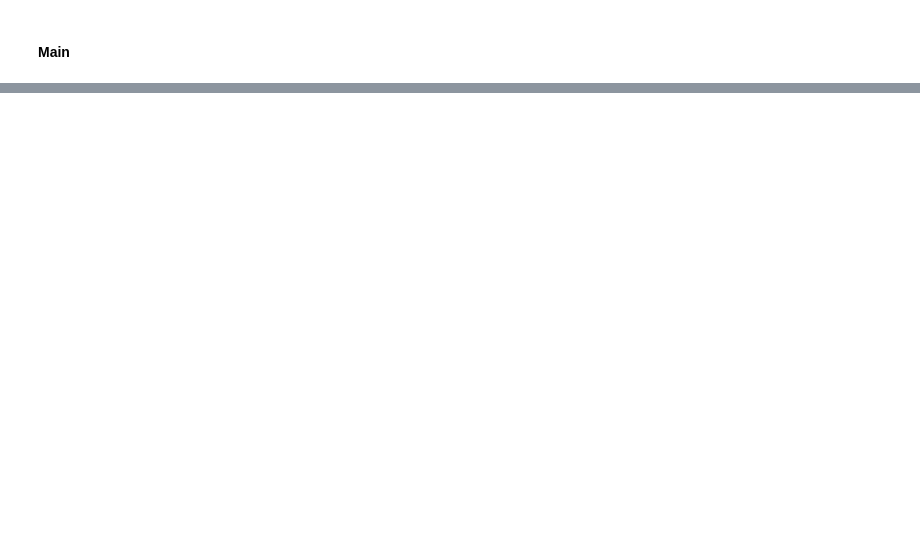
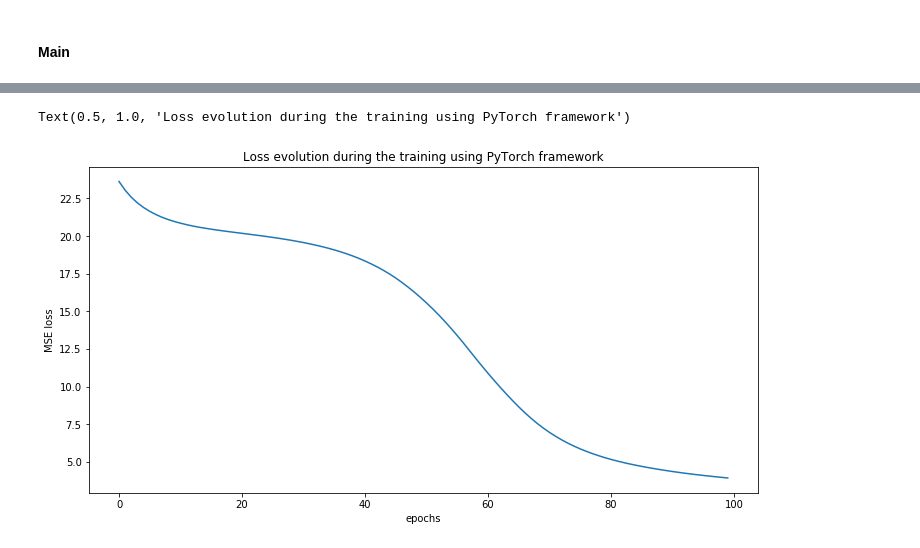
Before and after one commit to michelhugo/DeepLearning, a Jupyter notebook: Project2/models_stats.ipynb, the cells around one changed output, grey strips where cells are left out. Cells and saved outputs as stored; diff of their text form; code cells hidden in the pictures; blank space fills up the shorter version.

```diff
--- a/Project2/models_stats.ipynb
+++ b/Project2/models_stats.ipynb
@@ -184,0 +244,10 @@ IndexError: too many indices for tensor of dimension 1
+# %%
+# 100 epochs
+plt.subplots(figsize=(12, 6))
+plt.plot(losses)
+plt.xlabel('epochs')
+plt.ylabel('MSE loss')
+plt.title('Loss evolution during the training using PyTorch framework')
+# %% [output]
+Text(0.5, 1.0, 'Loss evolution during the training using PyTorch framework')
+[figure, added]
```
Also changed, not shown: parts of 17 cells of this notebook.
